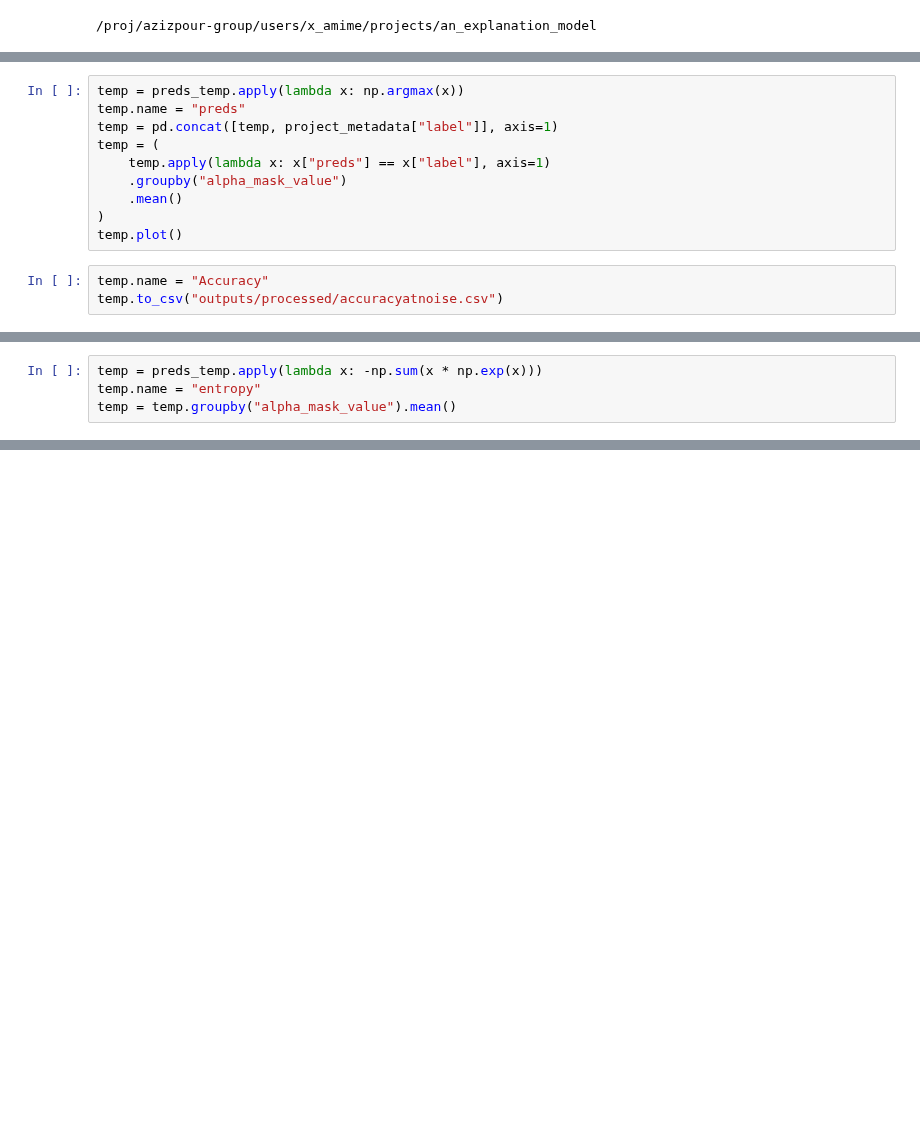
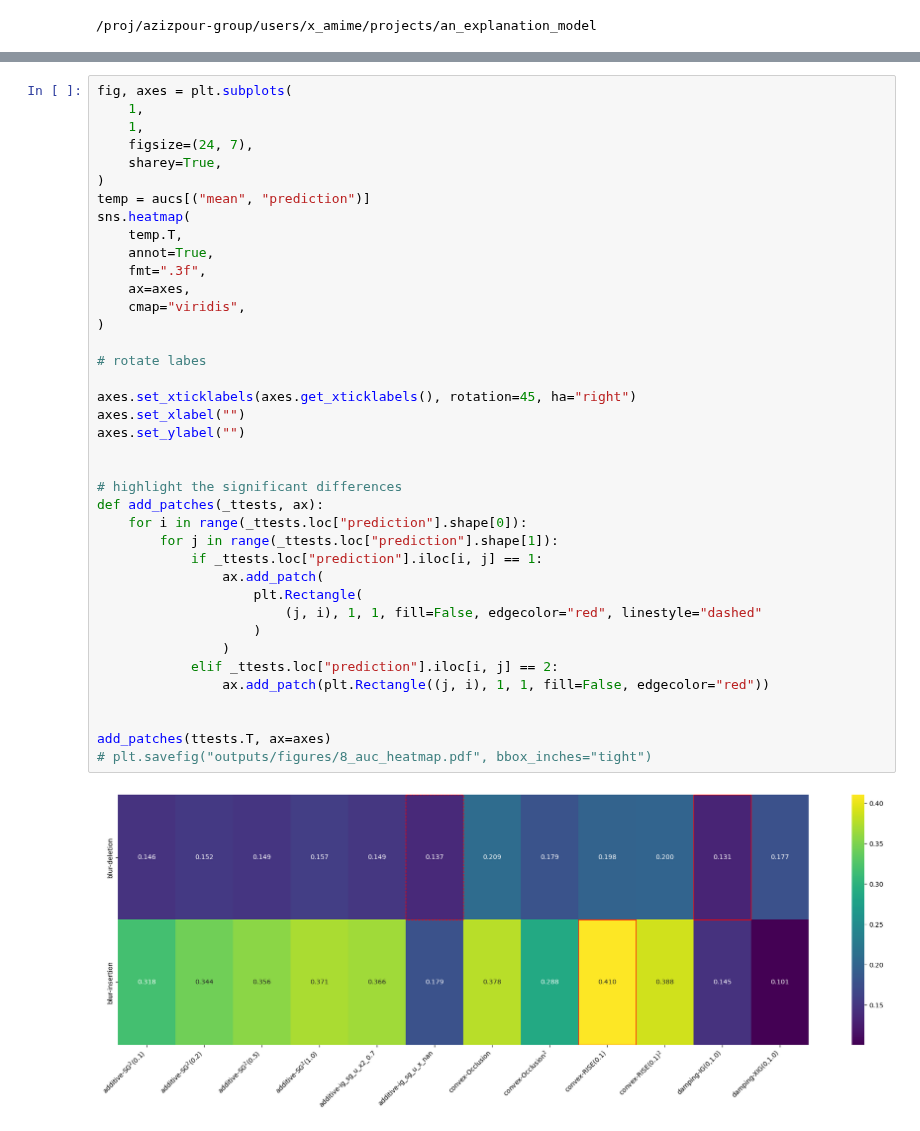
Before and after one commit to Amir-Mehrpanah/On-Spectral-Properties-of-Gradient-based-Explanation-Methods-ECCV24, a Jupyter notebook: experiments/experiment_8.ipynb, the cells around one changed output, grey strips where cells are left out. Cells and saved outputs as stored; diff of their text form; blank space fills up the shorter version.

```diff
--- a/experiments/experiment_8.ipynb
+++ b/experiments/experiment_8.ipynb
@@ -123,13 +4,0 @@ FileNotFoundError: [Errno 2] No such file or directory: '/home/x_amime/x_amime/p
-# %%
-temp = preds_temp.apply(lambda x: np.argmax(x))
-temp.name = "preds"
-temp = pd.concat([temp, project_metadata["label"]], axis=1)
-temp = (
-    temp.apply(lambda x: x["preds"] == x["label"], axis=1)
-    .groupby("alpha_mask_value")
-    .mean()
-)
-temp.plot()
-# %%
-temp.name = "Accuracy"
-temp.to_csv("outputs/processed/accuracyatnoise.csv")
@@ -189,4 +4,0 @@ temp.to_latex("outputs/processed/accuracy_at_noise.tex", float_format="%.5f")
-# %%
-temp = preds_temp.apply(lambda x: -np.sum(x * np.exp(x)))
-temp.name = "entropy"
-temp = temp.groupby("alpha_mask_value").mean()
@@ -374,0 +287,41 @@ sl_metadata = load_experiment_metadata(save_metadata_dir, glob_path=glob_path)
+# %%
+fig, axes = plt.subplots(
+    1,
+    1,
+    figsize=(24, 7),
+    sharey=True,
+)
+temp = aucs[("mean", "prediction")]
+sns.heatmap(
+    temp.T,
+    annot=True,
+    fmt=".3f",
+    ax=axes,
+    cmap="viridis",
+)
+
+# rotate labes
+
+axes.set_xticklabels(axes.get_xticklabels(), rotation=45, ha="right")
+axes.set_xlabel("")
+axes.set_ylabel("")
+
+
+# highlight the significant differences
+def add_patches(_ttests, ax):
+    for i in range(_ttests.loc["prediction"].shape[0]):
+        for j in range(_ttests.loc["prediction"].shape[1]):
+            if _ttests.loc["prediction"].iloc[i, j] == 1:
+                ax.add_patch(
+                    plt.Rectangle(
+                        (j, i), 1, 1, fill=False, edgecolor="red", linestyle="dashed"
+                    )
+                )
+            elif _ttests.loc["prediction"].iloc[i, j] == 2:
+                ax.add_patch(plt.Rectangle((j, i), 1, 1, fill=False, edgecolor="red"))
+
+
+add_patches(ttests.T, ax=axes)
+# plt.savefig("outputs/figures/8_auc_heatmap.pdf", bbox_inches="tight")
+# %% [output]
+[figure, added]
```
Also changed, not shown: parts of 40 cells of this notebook, 7 other files.
